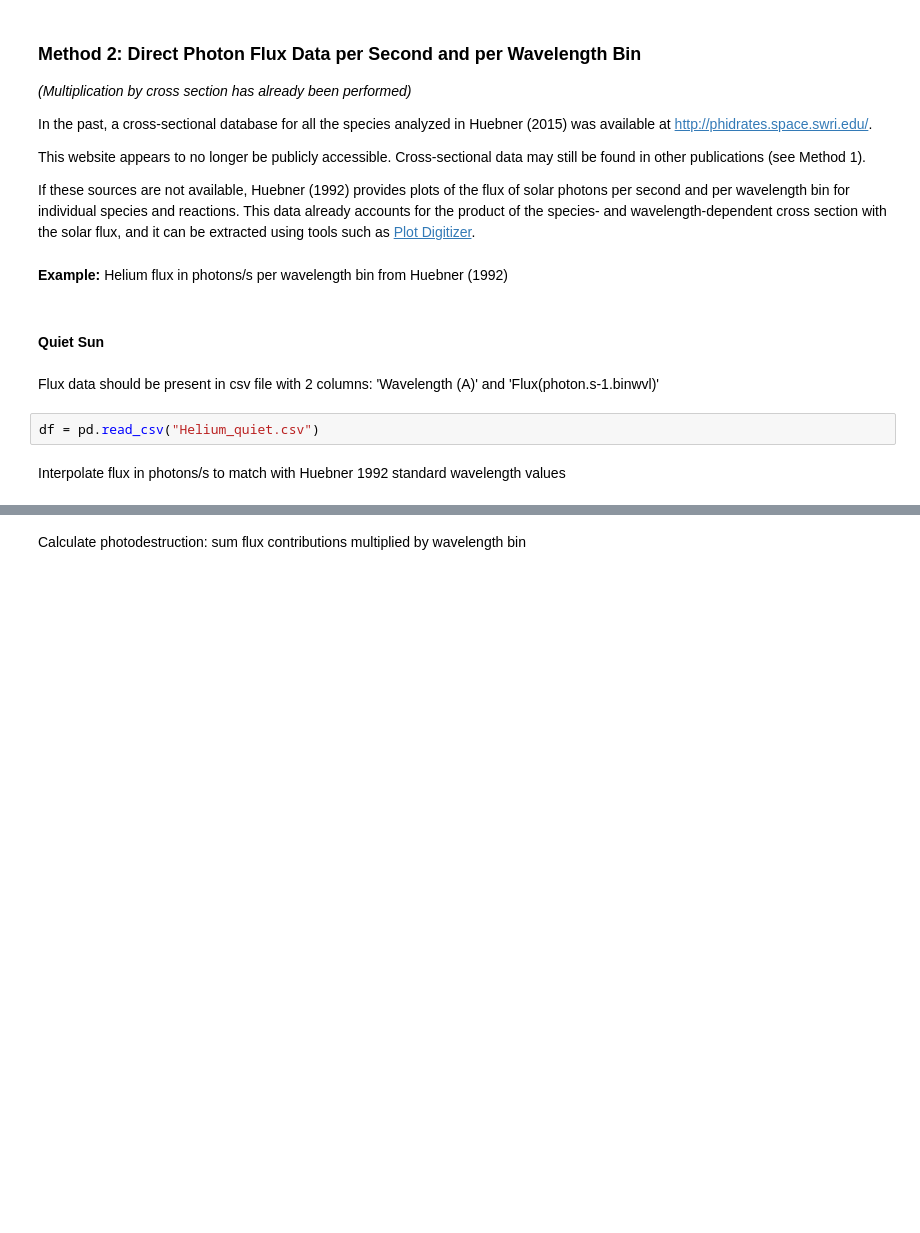
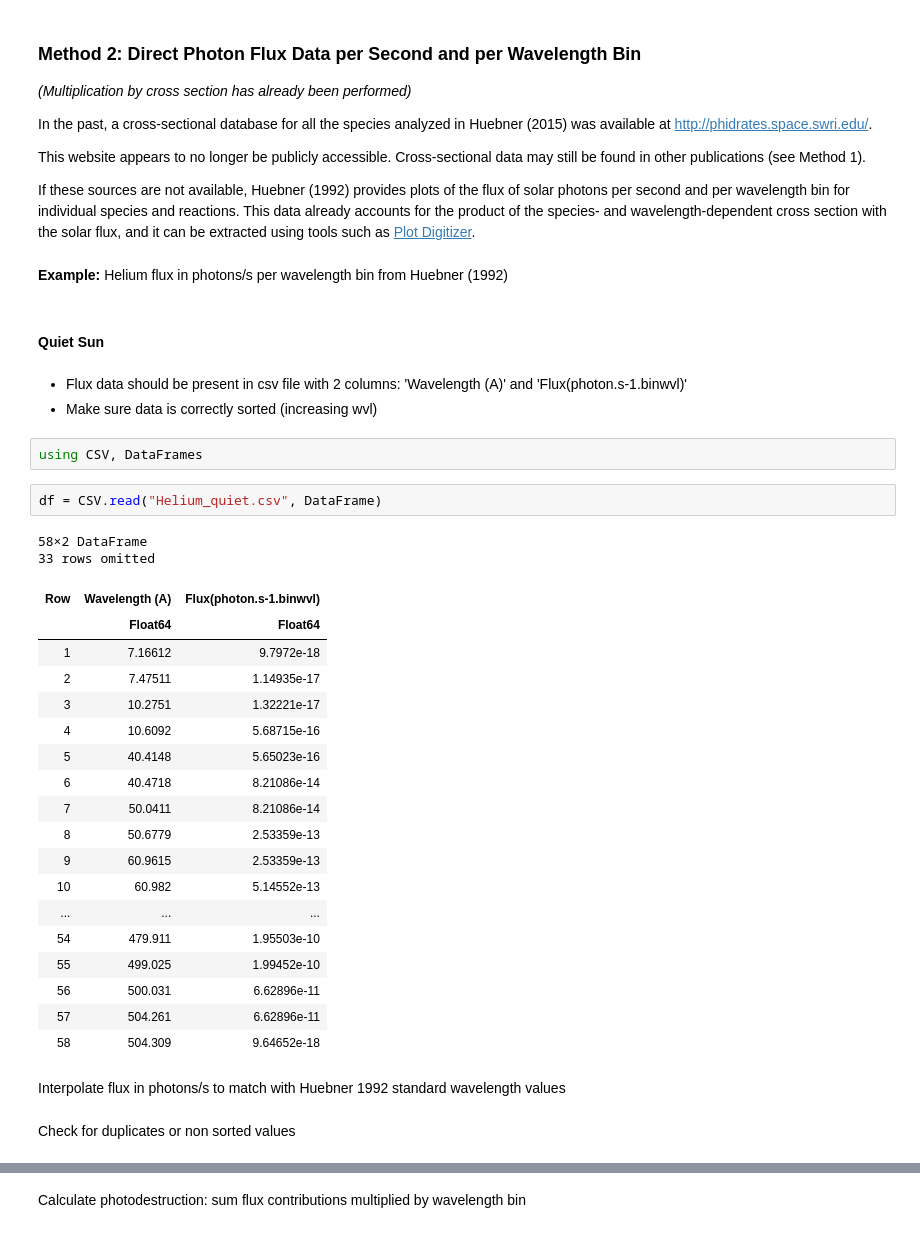
Before and after one commit to charligolea/EXOSPHID, a Jupyter notebook: methods/add_new_species.ipynb, the cells around one changed output, grey strips where cells are left out. Cells and saved outputs as stored; diff of their text form; blank space fills up the shorter version.

```diff
--- a/methods/add_new_species.ipynb
+++ b/methods/add_new_species.ipynb
@@ -296,8 +303,34 @@ If these sources are not available, Huebner (1992) provides plots of the flux of
 # %% [markdown]
 #### Quiet Sun
 # %% [markdown]
-Flux data should be present in csv file with 2 columns: 'Wavelength (A)' and 'Flux(photon.s-1.binwvl)'
+- Flux data should be present in csv file with 2 columns: 'Wavelength (A)' and 'Flux(photon.s-1.binwvl)'
+- Make sure data is correctly sorted (increasing wvl)
+# %%
+using CSV, DataFrames
 # %%
-df = pd.read_csv("Helium_quiet.csv")
+df = CSV.read("Helium_quiet.csv", DataFrame)
+# %% [output]
+58×2 DataFrame
+33 rows omitted
+| Row | Wavelength (A) | Flux(photon.s-1.binwvl) |
+|  | Float64 | Float64 |
+| 1 | 7.16612 | 9.7972e-18 |
+| 2 | 7.47511 | 1.14935e-17 |
+| 3 | 10.2751 | 1.32221e-17 |
+| 4 | 10.6092 | 5.68715e-16 |
+| 5 | 40.4148 | 5.65023e-16 |
+| 6 | 40.4718 | 8.21086e-14 |
+| 7 | 50.0411 | 8.21086e-14 |
+| 8 | 50.6779 | 2.53359e-13 |
+| 9 | 60.9615 | 2.53359e-13 |
+| 10 | 60.982 | 5.14552e-13 |
+| ... | ... | ... |
+| 54 | 479.911 | 1.95503e-10 |
+| 55 | 499.025 | 1.99452e-10 |
+| 56 | 500.031 | 6.62896e-11 |
+| 57 | 504.261 | 6.62896e-11 |
+| 58 | 504.309 | 9.64652e-18 |
 # %% [markdown]
 Interpolate flux in photons/s to match with Huebner 1992 standard wavelength values
+# %% [markdown]
+Check for duplicates or non sorted values
```
Also changed, not shown: parts of 30 cells of this notebook, 2 other files.
